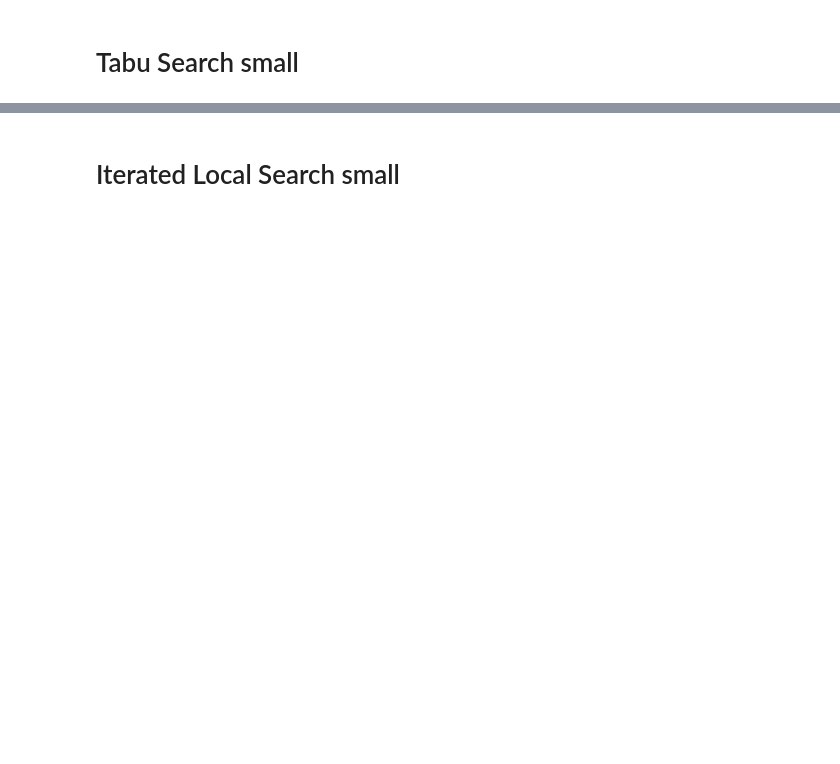
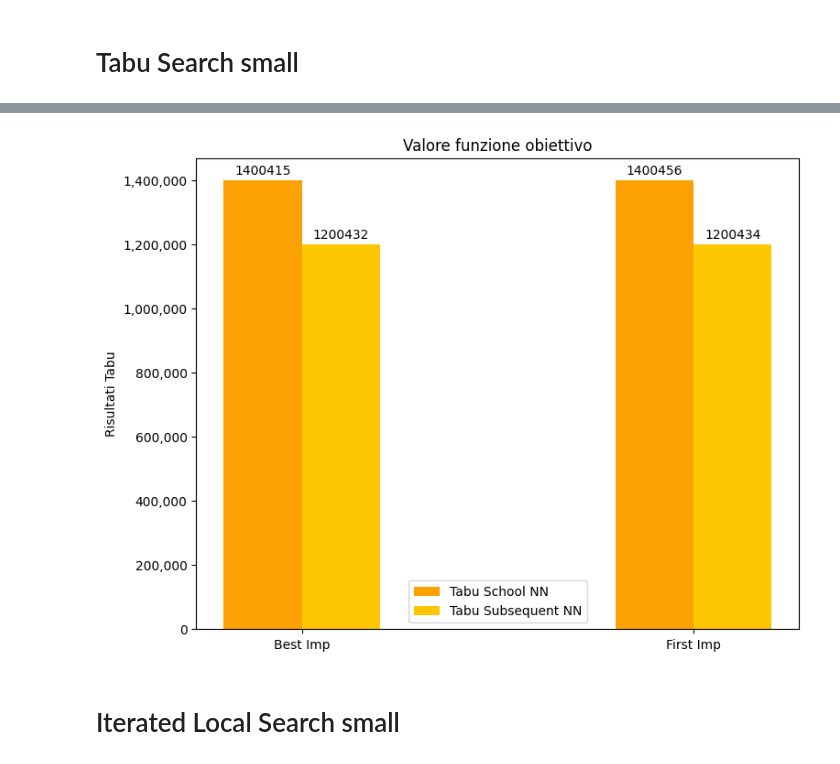
Before and after one commit to saracavicchi/Pedibus_OR, a Jupyter notebook: istanza_small_main.ipynb, the cells around one changed output, grey strips where cells are left out. Saved outputs shown, nothing was run; the diff lists cells and outputs as text; code cells hidden in the pictures; blank space fills up the shorter version.

```diff
--- a/istanza_small_main.ipynb
+++ b/istanza_small_main.ipynb
@@ -281,7 +291,8 @@ plotSubSchResults(grasp_subsequentNN, grasp_schoolNN, 'GRASP', img + 'grasp_smal
 (percorsi_tabu_sub, tabu_sub_obj_val, residui_dict_small_tabu_sub), time = tabu_search_bI(G_small, residui_dict_small_sub_NN, percorsi_sub_NN, sub_NN_obj_val, delta_small, max_len=5)
 print(f"Funzione obiettivo: {tabu_sub_obj_val}")
 check_solution(percorsi_tabu_sub, G_small, delta_small)
-tabu.append(tabu_sub_obj_val)
+tabu_subsequentNN.append(tabu_sub_obj_val)
+tabu_bI.append(tabu_sub_obj_val)
 times_small.append(time)
 # %% [output]
 Iterazione: 0, Non migliorato: 0, Current OV: 1200450, Best OV: 1200450
@@ -328,3 +390,7 @@ Soluzione ammissibile.
+# %%
+plotSubSchResults(tabu_subsequentNN, tabu_schoolNN, 'Tabu', img + 'tabu_small.png')
+# %% [output]
+[figure, added]
 # %% [markdown]
 # Iterated Local Search small
 # %%
```
Also changed, not shown: parts of 30 cells of this notebook, 25 other files.
